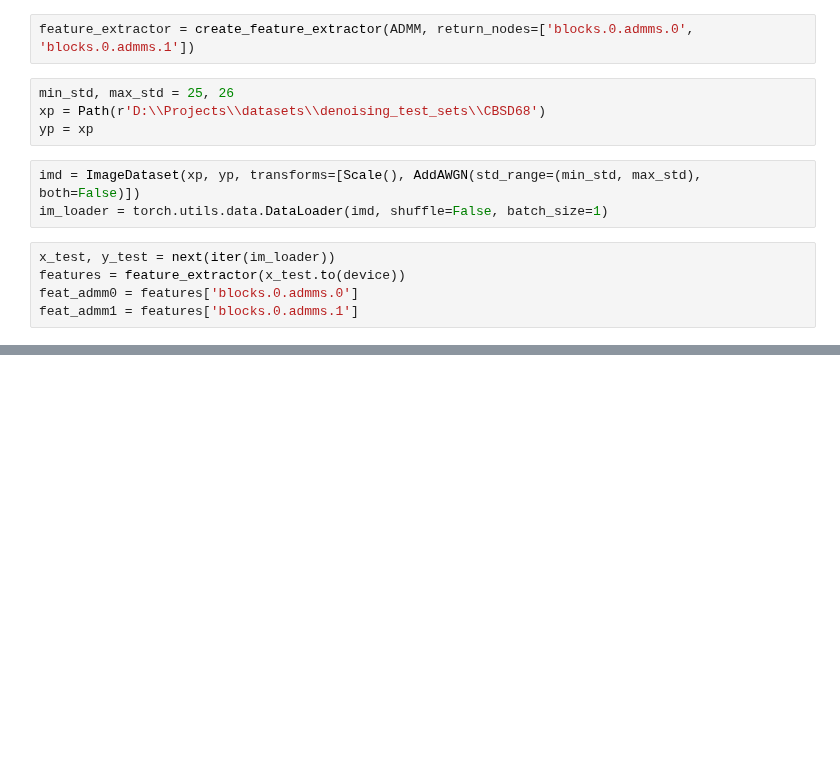
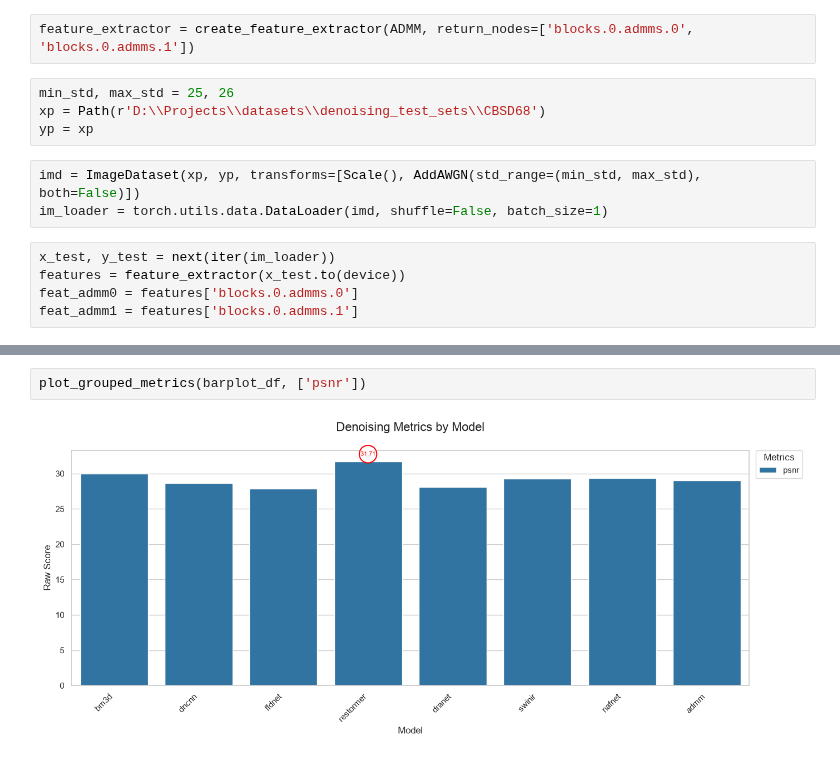
Before and after one commit to georgegrosu1/torch-admm-deconv, a Jupyter notebook: notebooks/analyze_admm_model.ipynb, the cells around one changed output, grey strips where cells are left out. Drawn from its saved outputs; the diff is of its cells as text; blank space fills up the shorter version.

```diff
--- a/notebooks/analyze_admm_model.ipynb
+++ b/notebooks/analyze_admm_model.ipynb
@@ -92,0 +236,4 @@ plt.imshow(feat_admm1.detach().cpu().numpy()[0].transpose(1, 2, 0))
+# %%
+plot_grouped_metrics(barplot_df, ['psnr'])
+# %% [output]
+[figure, added]
```
Also changed, not shown: parts of 31 cells of this notebook, 3 other files.
